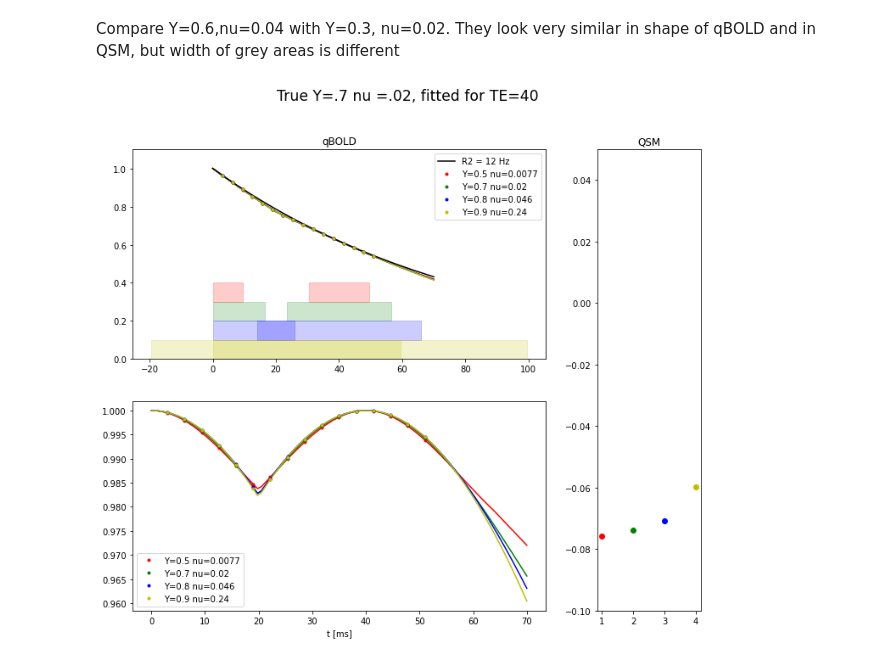
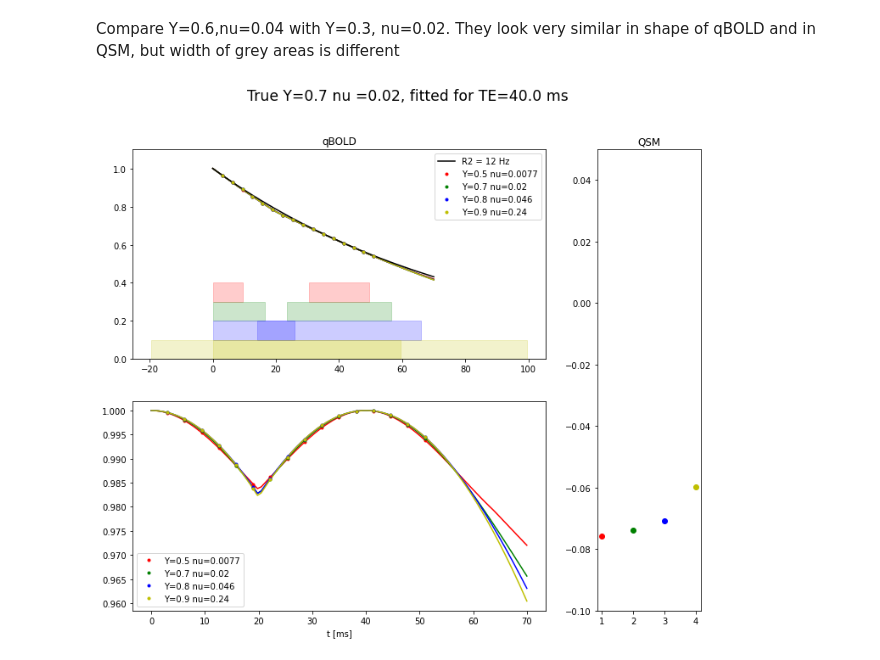
Before and after one commit to PatrickKinz/DeepLearning, a Jupyter notebook: QSM_qBOLD_function_visualized.ipynb, the cells around one changed output. Cells and saved outputs as stored; diff of their text form; code cells hidden in the pictures.

```diff
--- a/QSM_qBOLD_function_visualized.ipynb
+++ b/QSM_qBOLD_function_visualized.ipynb
@@ -299,88 +369,20 @@ def f_qBOLD_nu(t,nu):
 popt, pcov = curve_fit(f_qBOLD_nu, t_sampled, ydata)
 print(popt)
 # %%
-fig, axes = plt.subplots(nrows=2,ncols=2,figsize=(12,10),gridspec_kw={'width_ratios': [4, 1]})
-gs = axes[0, 1].get_gridspec()
 R2=12
 chi_nb=-0.08
 TE=40/1000
 t = np.linspace(0, 70, num=100)/1000
 Y1=0.5
 Y2=0.7
 Y3=0.8
 Y4=0.9
 nu1=0.0077
 nu2=0.02
 nu3=0.046
 nu4=0.24
 
-qBOLD_values1 = f_qBOLD(t=t, S0=1, R2=R2, Y=Y1, nu=nu1, chi_nb=chi_nb, TE=TE)
-qBOLD_values2 = f_qBOLD(t=t, S0=1, R2=R2, Y=Y2, nu=nu2, chi_nb=chi_nb, TE=TE)
-qBOLD_values3 = f_qBOLD(t=t, S0=1, R2=R2, Y=Y3, nu=nu3, chi_nb=chi_nb,TE=TE)
-qBOLD_values4 = f_qBOLD(t=t, S0=1, R2=R2, Y=Y4, nu=nu4, chi_nb=chi_nb,TE=TE)
-Exp_values = 1*np.exp(-R2*t)
-
-t_sampled = np.linspace(3,3+16*3,16)/1000
-qBOLD_sampled1 = f_qBOLD(t=t_sampled, S0=1, R2=R2, Y=Y1, nu=nu1, chi_nb=chi_nb,TE=TE)
-qBOLD_sampled2 = f_qBOLD(t=t_sampled, S0=1, R2=R2, Y=Y2, nu=nu2, chi_nb=chi_nb,TE=TE)
-qBOLD_sampled3 = f_qBOLD(t=t_sampled, S0=1, R2=R2, Y=Y3, nu=nu3, chi_nb=chi_nb,TE=TE)
-qBOLD_sampled4 = f_qBOLD(t=t_sampled, S0=1, R2=R2, Y=Y4, nu=nu4, chi_nb=chi_nb,TE=TE)
-
-t_trans1 = 1.5/f_dw(Y1,chi_nb)*1000 #Transition of Hypergeometric function
-t_trans2 = 1.5/f_dw(Y2,chi_nb)*1000 #Transition of Hypergeometric function
-t_trans3 = 1.5/f_dw(Y3,chi_nb)*1000 #Transition of Hypergeometric function
-t_trans4 = 1.5/f_dw(Y4,chi_nb)*1000 #Transition of Hypergeometric function
-
-fig.suptitle('True Y=.7 nu =.02, fitted for TE=40',fontsize='xx-large')
-
-axes[0,0].plot(t*1000,qBOLD_values1,'r')
-axes[0,0].plot(t*1000,qBOLD_values2,'g')
-axes[0,0].plot(t*1000,qBOLD_values3,'b')
-axes[0,0].plot(t*1000,qBOLD_values4,'y')
-axes[0,0].plot(t*1000,Exp_values,'k',label='R2 = ' + str(R2)+' Hz')
-axes[0,0].plot(t_sampled*1000,qBOLD_sampled1,'.r',label="Y={0} nu={1}".format(Y1,nu1))
-axes[0,0].plot(t_sampled*1000,qBOLD_sampled2,'.g',label="Y={0} nu={1}".format(Y2,nu2))
-axes[0,0].plot(t_sampled*1000,qBOLD_sampled3,'.b',label="Y={0} nu={1}".format(Y3,nu3))
-axes[0,0].plot(t_sampled*1000,qBOLD_sampled4,'.y',label="Y={0} nu={1}".format(Y4,nu4))
-axes[0,0].legend()
-
-axes[0,0].fill_betweenx(y=[0.3,0.4],x1=0,x2=t_trans1,alpha=0.2,color='r')
-axes[0,0].fill_betweenx(y=[0.3,0.4],x1=TE*1000-t_trans1,x2=TE*1000+t_trans1,alpha=0.2,color='r')
-axes[0,0].fill_betweenx(y=[0.2,0.3],x1=0,x2=t_trans2,alpha=0.2,color='g')
-axes[0,0].fill_betweenx(y=[0.2,0.3],x1=TE*1000-t_trans2,x2=TE*1000+t_trans2,alpha=0.2,color='g')
-axes[0,0].fill_betweenx(y=[0.1,0.2],x1=0,x2=t_trans3,alpha=0.2,color='b')
-axes[0,0].fill_betweenx(y=[0.1,0.2],x1=TE*1000-t_trans3,x2=TE*1000+t_trans3,alpha=0.2,color='b')
-axes[0,0].fill_betweenx(y=[0,0.1],x1=0,x2=t_trans4,alpha=0.2,color='y')
-axes[0,0].fill_betweenx(y=[0,0.1],x1=TE*1000-t_trans4,x2=TE*1000+t_trans4,alpha=0.2,color='y')
-
-axes[0,0].title.set_text('qBOLD')
-axes[0,0].set_ylim(0, 1.1)
-#axes[0,0].set_yscale('log')
-
-axes[1,0].plot(t*1000,qBOLD_values1/Exp_values,'r')
-axes[1,0].plot(t*1000,qBOLD_values2/Exp_values,'g')
-axes[1,0].plot(t*1000,qBOLD_values3/Exp_values,'b')
-axes[1,0].plot(t*1000,qBOLD_values4/Exp_values,'y')
-axes[1,0].plot(t_sampled*1000,qBOLD_sampled1*np.exp(R2*t_sampled),'.r',label="Y={0} nu={1}".format(Y1,nu1))
-axes[1,0].plot(t_sampled*1000,qBOLD_sampled2*np.exp(R2*t_sampled),'.g',label="Y={0} nu={1}".format(Y2,nu2))
-axes[1,0].plot(t_sampled*1000,qBOLD_sampled3*np.exp(R2*t_sampled),'.b',label="Y={0} nu={1}".format(Y3,nu3))
-axes[1,0].plot(t_sampled*1000,qBOLD_sampled4*np.exp(R2*t_sampled),'.y',label="Y={0} nu={1}".format(Y4,nu4))
-axes[1,0].legend()
-axes[1,0].set_xlabel('t [ms]')
-#axes[1,0].set_ylim(-0.15,0.01)
-
-for ax in axes[:,1]:
-    ax.remove()
-axbig = fig.add_subplot(gs[:,1])
-#axbig.plot(['non_blood'],-0.04,'ok')
-axbig.plot(['1'],f_QSM(Y=Y1, nu=nu1, chi_nb=chi_nb),'or')
-axbig.plot(['2'],f_QSM(Y=Y2, nu=nu2, chi_nb=chi_nb),'og')
-axbig.plot(['3'],f_QSM(Y=Y3, nu=nu3, chi_nb=chi_nb),'ob')
-axbig.plot(['4'],f_QSM(Y=Y4, nu=nu4, chi_nb=chi_nb),'oy')
-axbig.title.set_text('QSM')
-axbig.set_ylim(-0.1,0.05)
-
-plt.show()
+plot_fit_comparison(R2,chi_nb,TE,t,Y1,Y2,Y3,Y4,nu1,nu2,nu3,nu4,2)
 # %% [output]
-[figure, old version]
+[figure, new version]
 # %%
```
Also changed, not shown: parts of 9 cells of this notebook.
